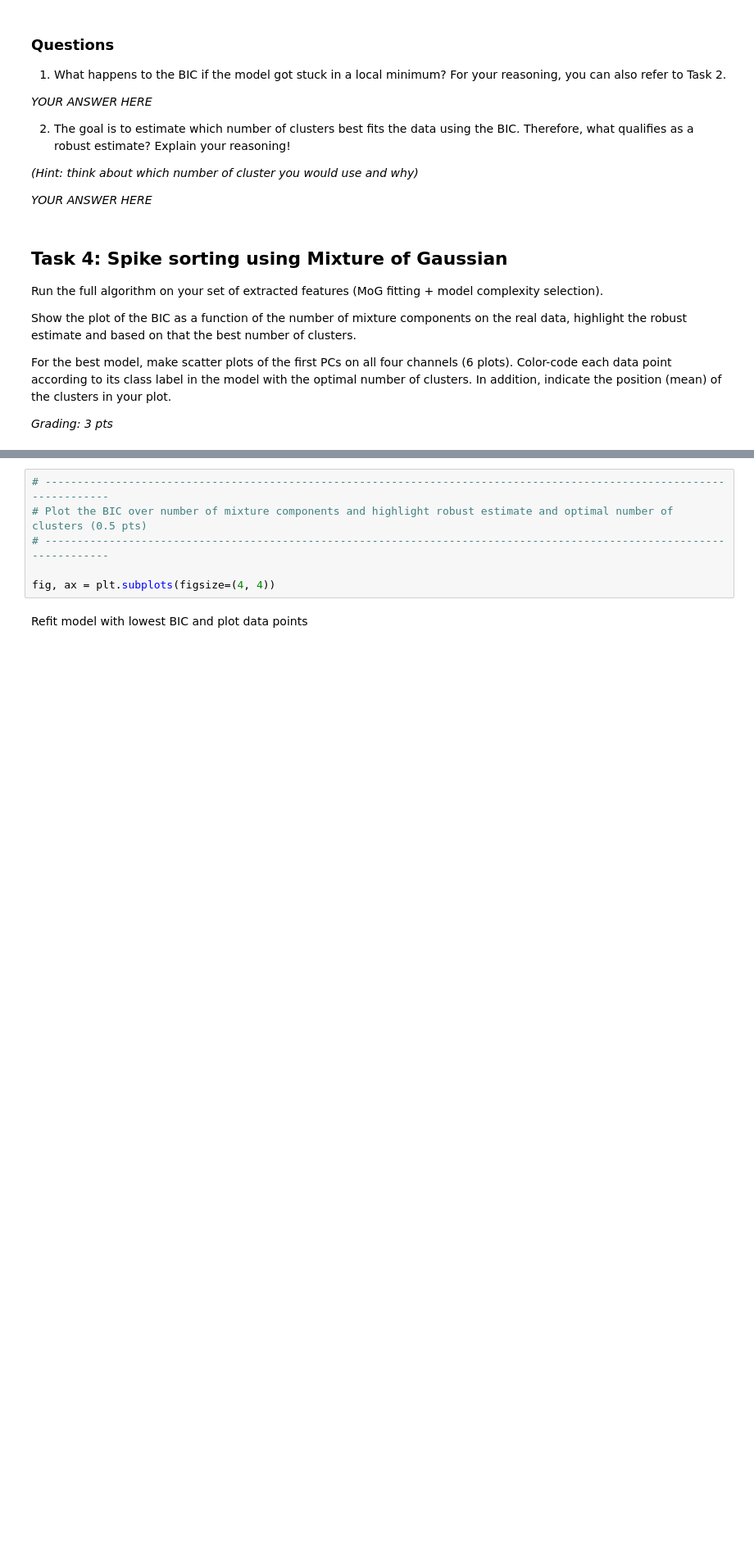
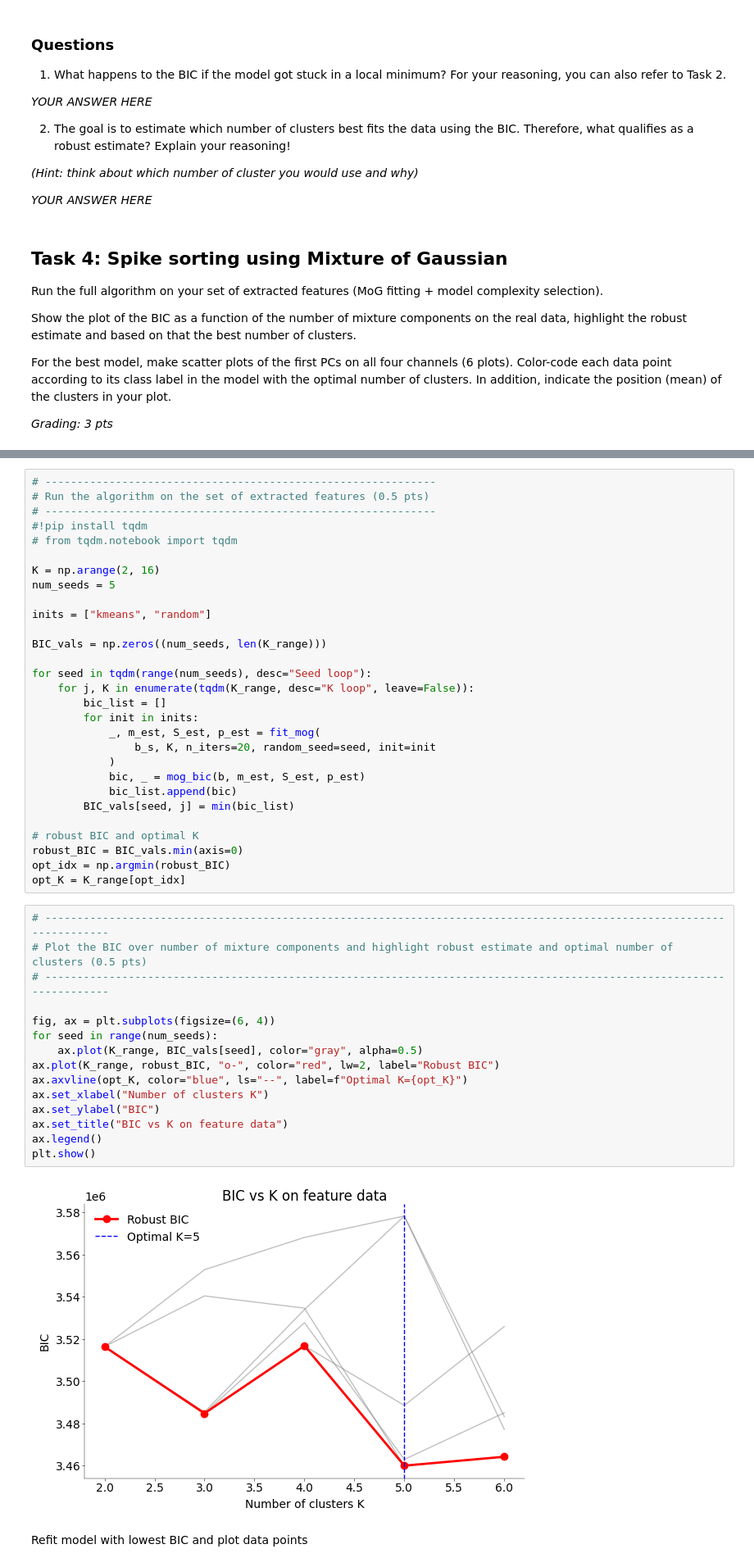
Before and after one commit to JuliusGrote/NDS_2025, a Jupyter notebook: notebooks/CodingLab2.ipynb, the cells around one changed output, grey strips where cells are left out. Shown at 82% size. Cells and saved outputs as stored; diff of their text form; blank space fills up the shorter version.

```diff
--- a/notebooks/CodingLab2.ipynb
+++ b/notebooks/CodingLab2.ipynb
@@ -681,9 +687,49 @@ LL = np.zeros((num_seeds, len(K)))
+# %%
+# -------------------------------------------------------------
+# Run the algorithm on the set of extracted features (0.5 pts)
+# -------------------------------------------------------------
+#!pip install tqdm
+# from tqdm.notebook import tqdm
+
+K = np.arange(2, 16)
+num_seeds = 5
+
+inits = ["kmeans", "random"]
+
+BIC_vals = np.zeros((num_seeds, len(K_range)))
+
+for seed in tqdm(range(num_seeds), desc="Seed loop"):
+    for j, K in enumerate(tqdm(K_range, desc="K loop", leave=False)):
+        bic_list = []
+        for init in inits:
+            _, m_est, S_est, p_est = fit_mog(
+                b_s, K, n_iters=20, random_seed=seed, init=init
+            )
+            bic, _ = mog_bic(b, m_est, S_est, p_est)
+            bic_list.append(bic)
+        BIC_vals[seed, j] = min(bic_list)
+
+# robust BIC and optimal K
+robust_BIC = BIC_vals.min(axis=0)
+opt_idx = np.argmin(robust_BIC)
+opt_K = K_range[opt_idx]
 # %%
 # ----------------------------------------------------------------------------------------------------------------------
 # Plot the BIC over number of mixture components and highlight robust estimate and optimal number of clusters (0.5 pts)
 # ----------------------------------------------------------------------------------------------------------------------
 
-fig, ax = plt.subplots(figsize=(4, 4))
+fig, ax = plt.subplots(figsize=(6, 4))
+for seed in range(num_seeds):
+    ax.plot(K_range, BIC_vals[seed], color="gray", alpha=0.5)
+ax.plot(K_range, robust_BIC, "o-", color="red", lw=2, label="Robust BIC")
+ax.axvline(opt_K, color="blue", ls="--", label=f"Optimal K={opt_K}")
+ax.set_xlabel("Number of clusters K")
+ax.set_ylabel("BIC")
+ax.set_title("BIC vs K on feature data")
+ax.legend()
+plt.show()
+# %% [output]
+[figure, added]
 # %% [markdown]
 Refit model with lowest BIC and plot data points
 # %%
```
Also changed, not shown: parts of 9 cells of this notebook.
